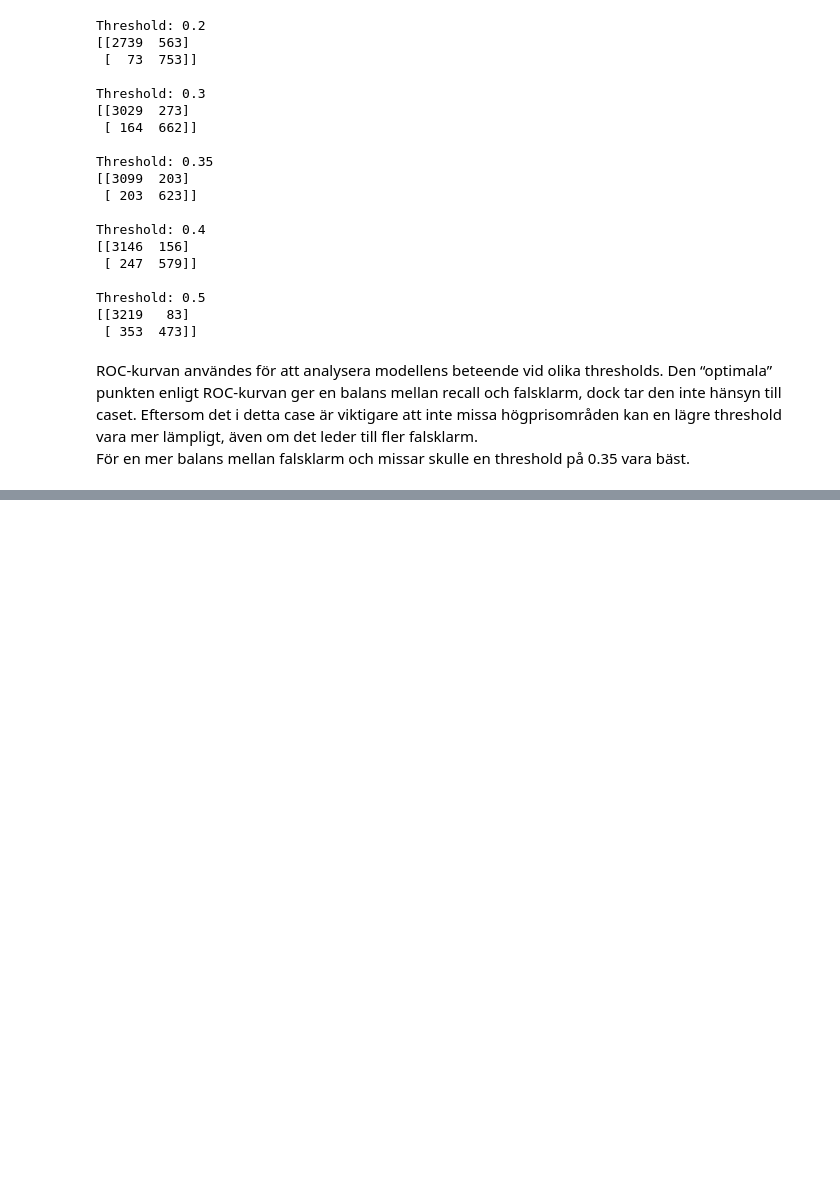
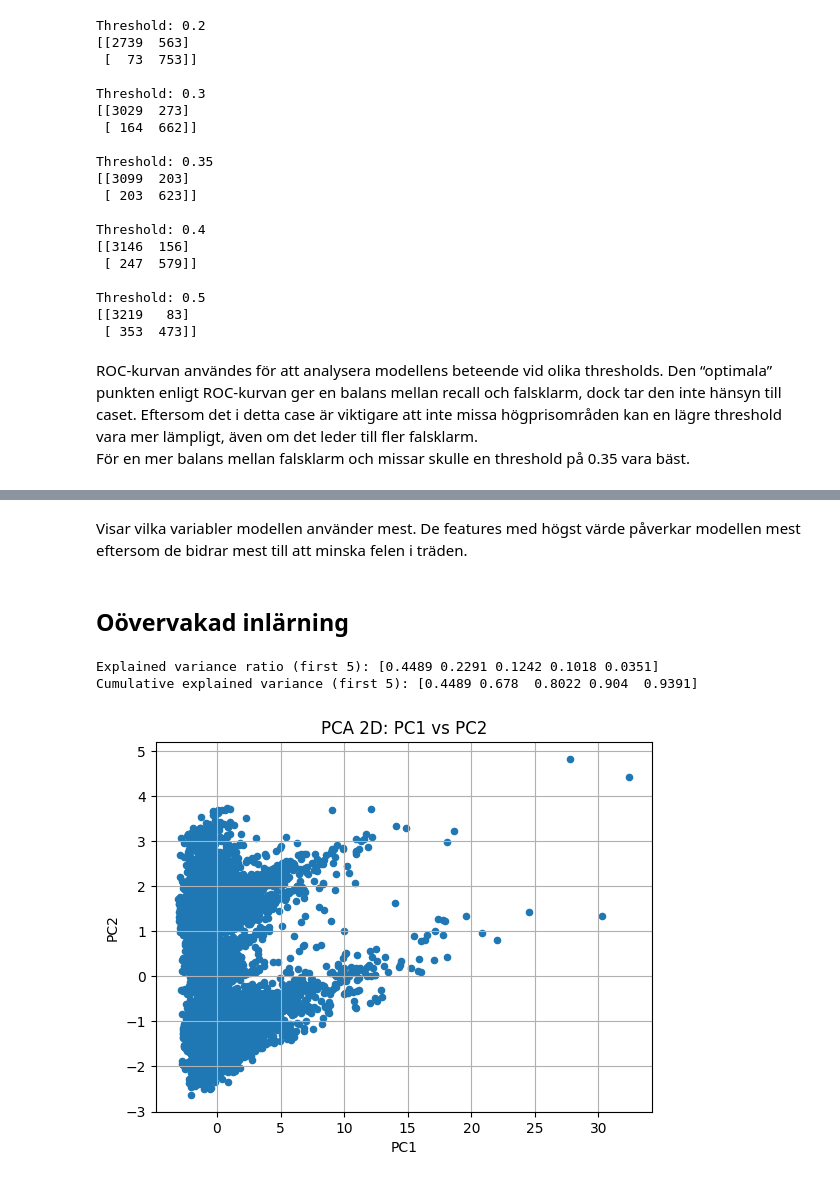
Before and after one commit to Jack-JackAttack/California_Housing, a Jupyter notebook: report.ipynb, the cells around one changed output, grey strips where cells are left out. Drawn from its saved outputs; the diff is of its cells as text; code cells hidden in the pictures; blank space fills up the shorter version.

Commit message:
Lagt till Oövervakad inlärning

```diff
--- a/report.ipynb
+++ b/report.ipynb
@@ -609,0 +682,31 @@ För en mer balans mellan falsklarm och missar skulle en threshold på 0.35 vara
+# %% [markdown]
+Visar vilka variabler modellen använder mest. De features med högst värde påverkar modellen mest eftersom de bidrar mest till att minska felen i träden.
+# %% [markdown]
+## Oövervakad inlärning
+# %%
+from sklearn.decomposition import PCA
+
+X_scaled = preprocessor.fit_transform(X_train)
+pca_full = PCA()
+
+X_pca_full = pca_full.fit_transform(X_scaled)
+
+
+explained_ratio = pca_full.explained_variance_ratio_
+cum_explained = np.cumsum(explained_ratio)
+
+print("Explained variance ratio (first 5):", np.round(explained_ratio[:5], 4))
+print("Cumulative explained variance (first 5):", np.round(cum_explained[:5], 4))
+# %% [output]
+Explained variance ratio (first 5): [0.4489 0.2291 0.1242 0.1018 0.0351]
+Cumulative explained variance (first 5): [0.4489 0.678  0.8022 0.904  0.9391]
+# %%
+plt.figure()
+plt.scatter(X_pca_full[:,0], X_pca_full[:,1], s=20)
+plt.xlabel("PC1")
+plt.ylabel("PC2")
+plt.title("PCA 2D: PC1 vs PC2")
+plt.grid(True)
+plt.show()
+# %% [output]
+[figure, added]
```
Also changed, not shown: parts of 12 cells of this notebook.
